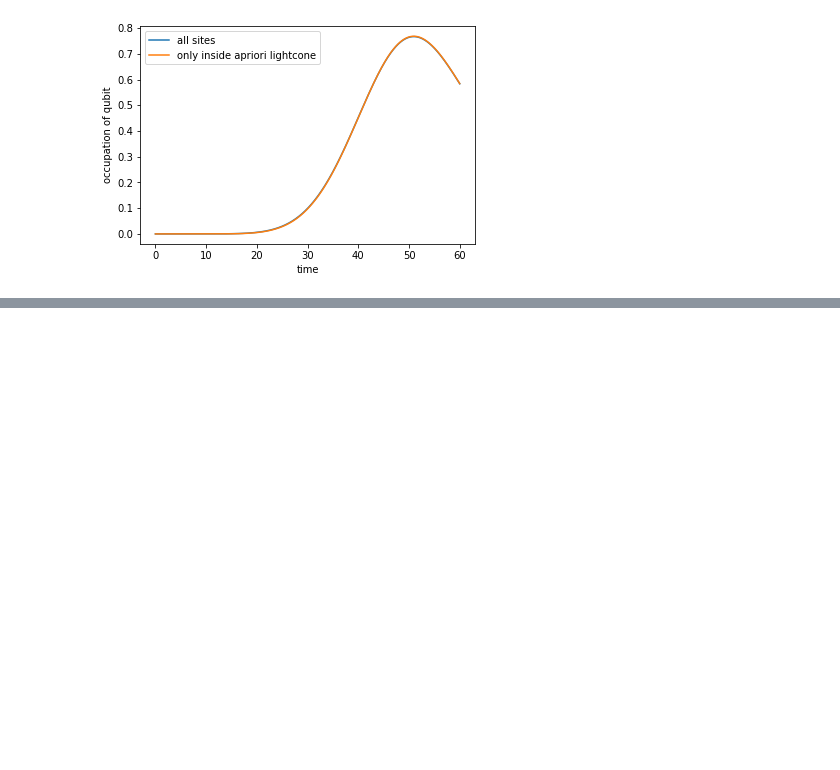
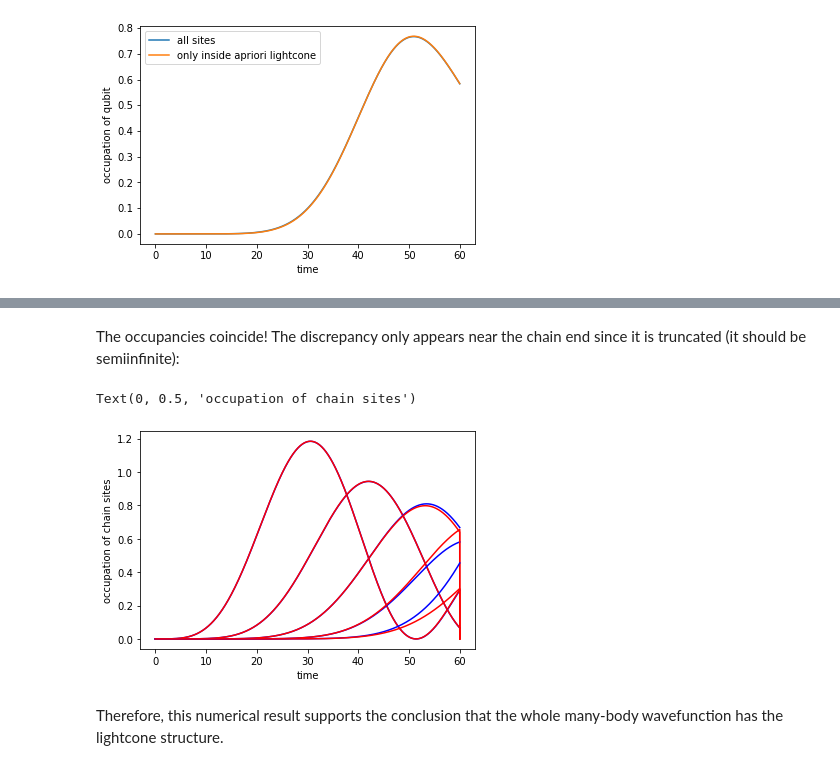
Before and after one commit to evgenii-poliakoff/lightcones-prev, a Jupyter notebook: _sources/lightcone_interaction_pic.ipynb, the cells around one changed output, grey strips where cells are left out. Drawn from its saved outputs; the diff is of its cells as text; code cells hidden in the pictures; blank space fills up the shorter version.

```diff
--- a/_sources/lightcone_interaction_pic.ipynb
+++ b/_sources/lightcone_interaction_pic.ipynb
@@ -280,0 +366,14 @@ Here blue line is a degree of freedom of open system (atom). Salmon lines are si
+# %% [markdown]
+The occupancies coincide! The discrepancy only appears near the chain end since it is truncated (it should be semiinfinite):
+# %%
+for j in range(m//2, m):
+    plt.plot(t, nc[:, j], 'b')
+    plt.plot(t, nc2[:, j], 'r')
+
+plt.xlabel('time')
+plt.ylabel('occupation of chain sites')
+# %% [output]
+Text(0, 0.5, 'occupation of chain sites')
+[figure, added]
+# %% [markdown]
+Therefore, this numerical result supports the conclusion that the whole many-body wavefunction has the lightcone structure.
```
Also changed, not shown: parts of 8 cells of this notebook, 7 other files.
